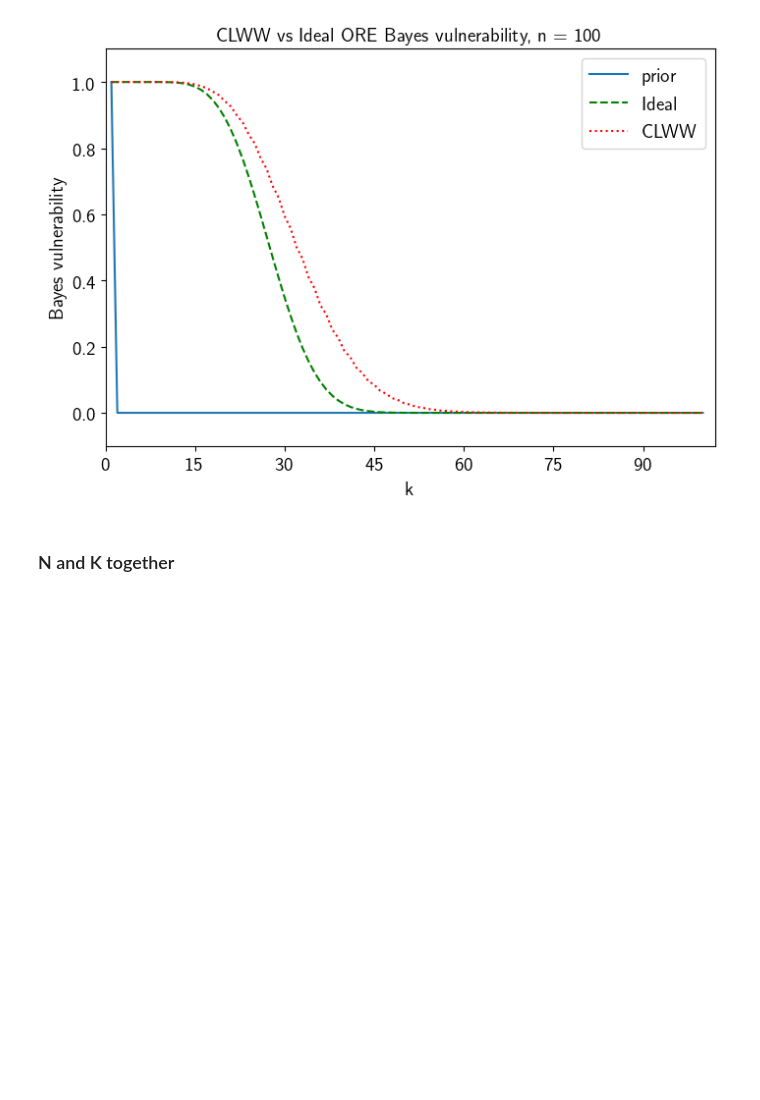
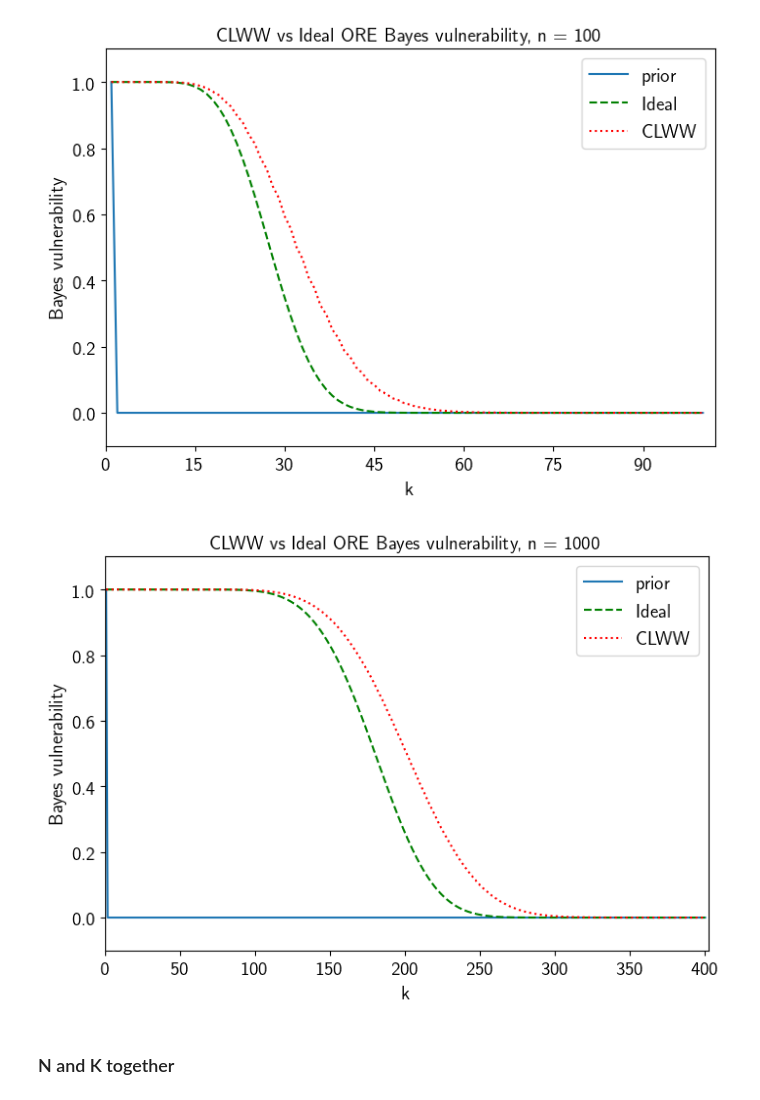
Before and after one commit to majk12/ore, a Jupyter notebook: clww_vs_ideal.ipynb, the cells around one changed output. Cells and saved outputs as stored; diff of their text form; code cells hidden in the pictures; blank space fills up the shorter version.

```diff
--- a/clww_vs_ideal.ipynb
+++ b/clww_vs_ideal.ipynb
@@ -287,3 +301,7 @@ graph_it_kfunct(n, k_range, df_k)
+# %%
+graph_it_kfunct(n, k_range, df_kbig)
+# %% [output]
+[figure, added]
 # %% [markdown]
 ### N and K together
 # %% [markdown]
```
Also changed, not shown: parts of 33 cells of this notebook, 3 other files.
